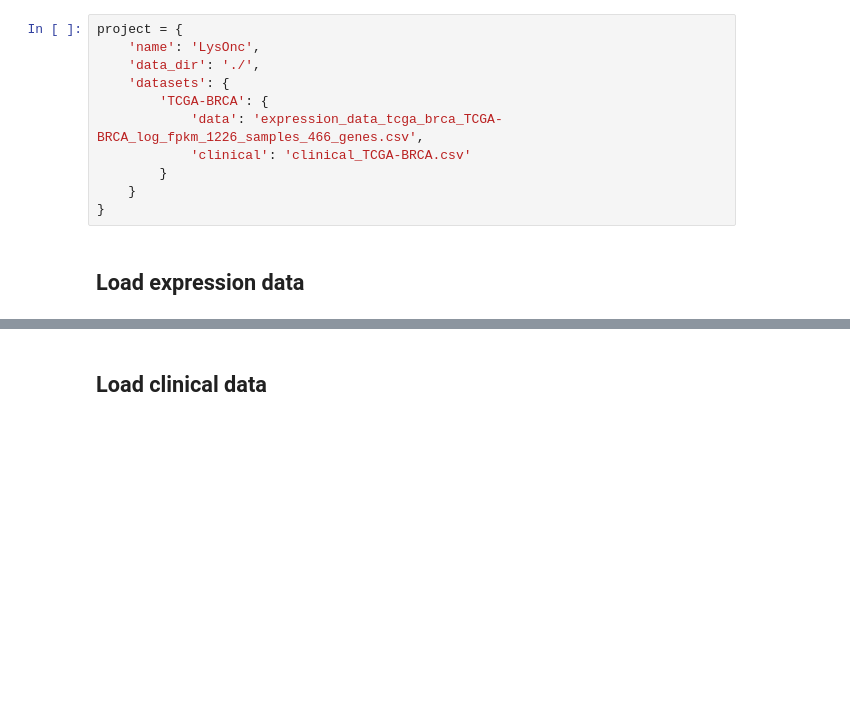
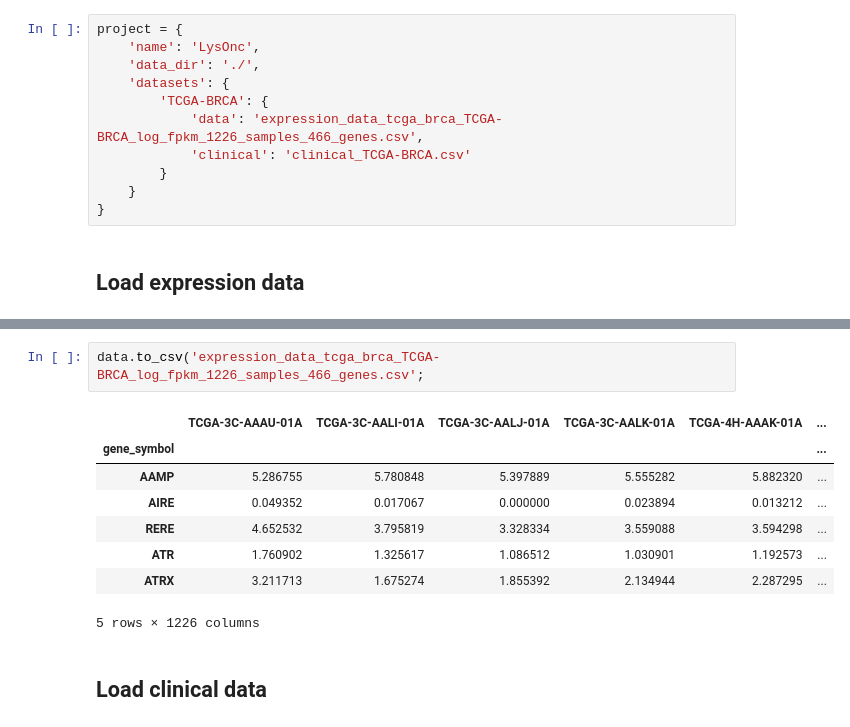
Before and after one commit to Vschev/Gene_expression_analysis_tools, a Jupyter notebook: 02_project+file+ANOVA.ipynb, the cells around one changed output, grey strips where cells are left out. Saved outputs shown, nothing was run; the diff lists cells and outputs as text; blank space fills up the shorter version.

```diff
--- a/02_project+file+ANOVA.ipynb
+++ b/02_project+file+ANOVA.ipynb
@@ -42,3 +49,14 @@ data.head()
+# %%
+data.to_csv('expression_data_tcga_brca_TCGA-BRCA_log_fpkm_1226_samples_466_genes.csv';
+# %% [output]
+|  | TCGA-3C-AAAU-01A | TCGA-3C-AALI-01A | TCGA-3C-AALJ-01A | TCGA-3C-AALK-01A | TCGA-4H-AAAK-01A | ... |
+| gene_symbol |  |  |  |  |  | ... |
+| AAMP | 5.286755 | 5.780848 | 5.397889 | 5.555282 | 5.882320 | ... |
+| AIRE | 0.049352 | 0.017067 | 0.000000 | 0.023894 | 0.013212 | ... |
+| RERE | 4.652532 | 3.795819 | 3.328334 | 3.559088 | 3.594298 | ... |
+| ATR | 1.760902 | 1.325617 | 1.086512 | 1.030901 | 1.192573 | ... |
+| ATRX | 3.211713 | 1.675274 | 1.855392 | 2.134944 | 2.287295 | ... |
+5 rows × 1226 columns
 # %% [markdown]
 ## Load clinical data
 # %%
```
Also changed, not shown: parts of 4 cells of this notebook.
